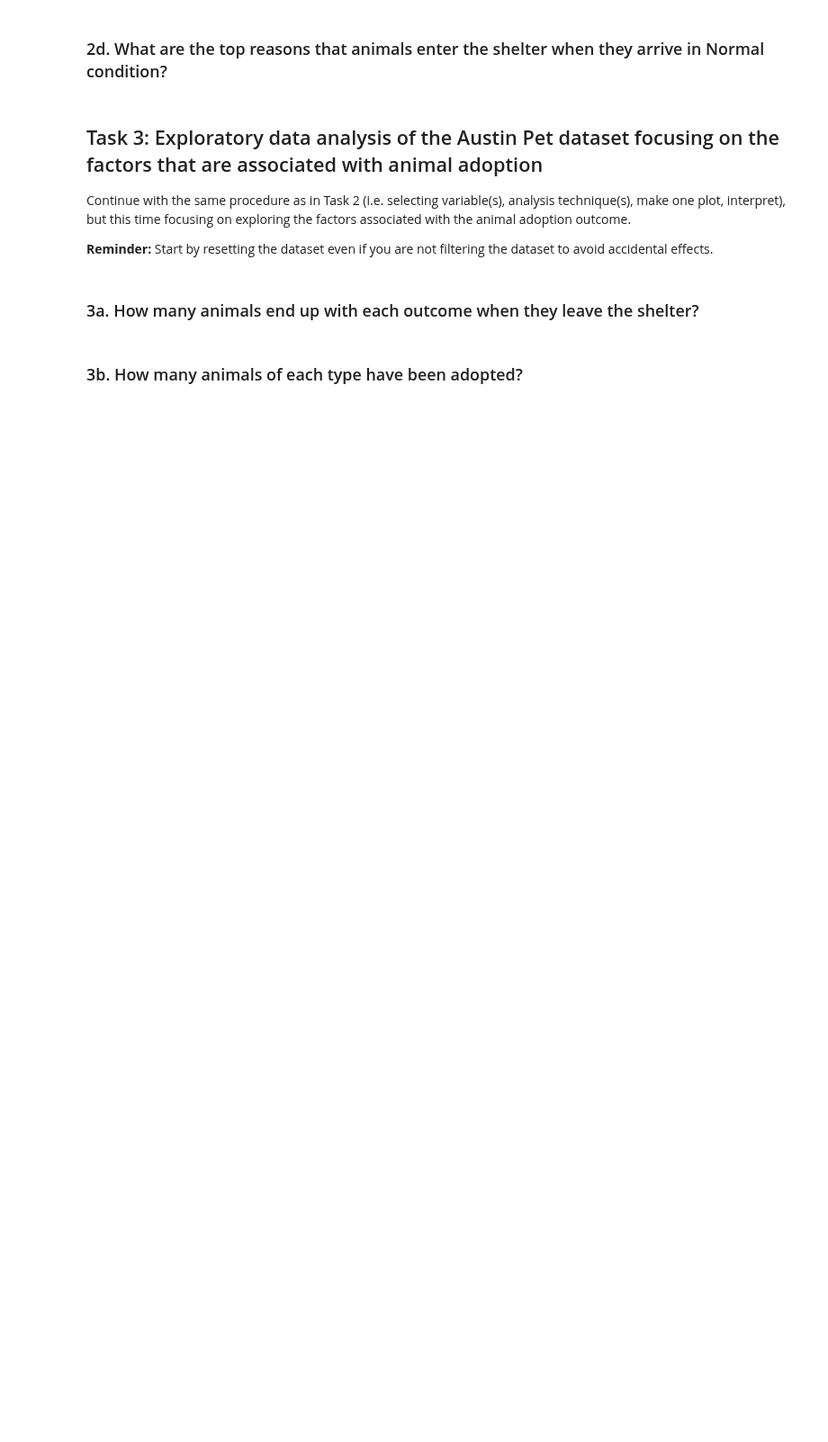
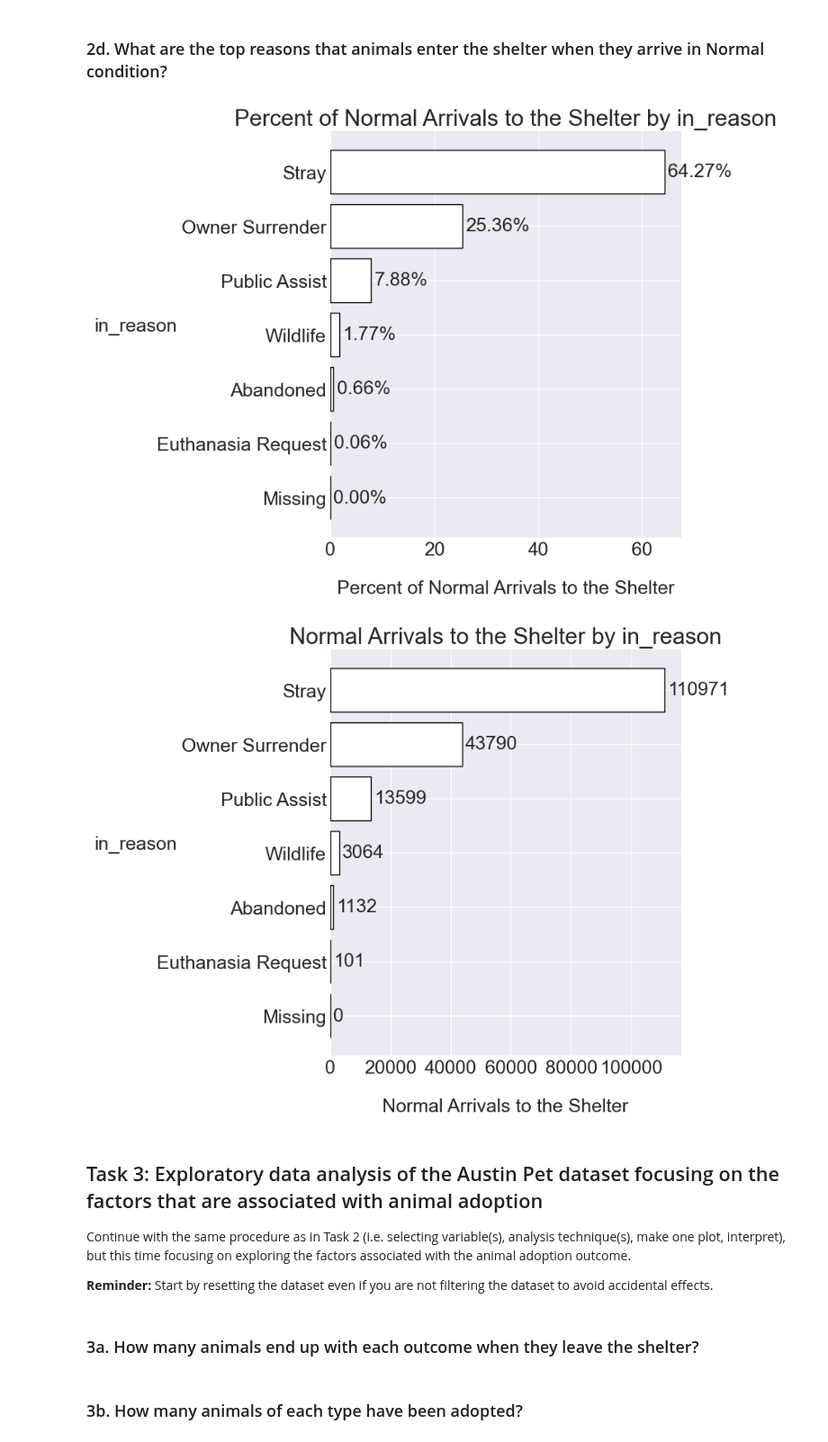
Before and after one commit to schiffinor/dataVisualization, a Jupyter notebook: Project2/exploratory_data_analysis.ipynb, the cells around one changed output. Shown at 90% size. Saved outputs shown, nothing was run; the diff lists cells and outputs as text; code cells hidden in the pictures; blank space fills up the shorter version.

```diff
--- a/Project2/exploratory_data_analysis.ipynb
+++ b/Project2/exploratory_data_analysis.ipynb
@@ -415,6 +448,16 @@ To fix this:
 ### 2d. What are the top reasons that animals enter the shelter when they arrive in Normal condition?
 
 <!-- **Optional:** It might be helpful to express your counts as a percentage. If you do this, use the [np.round](https://numpy.org/doc/stable/reference/generated/numpy.round.html) function to round the percentages to 2 decimal places (otherwise the plot will look cluttered!). -->
+# %%
+austinData.reset_dataset()
+austinData.filter('in_condition', 'Normal')
+counts, levels = austinAnalysis.cat_count('in_reason')
+
+charts.sidebarplot(values=counts, labels=levels, title='Percent of Normal Arrivals to the Shelter by in_reason', sort_by='value', format_as="percent")
+charts.sidebarplot(values=counts, labels=levels, title='Normal Arrivals to the Shelter by in_reason', sort_by='value')
+# %% [output]
+[figure, added]
+[figure, added]
 # %% [markdown]
 ## Task 3: Exploratory data analysis of the Austin Pet dataset focusing on the factors that are associated with animal adoption
 
```
Also changed, not shown: parts of 5 cells of this notebook, 5 other files.
